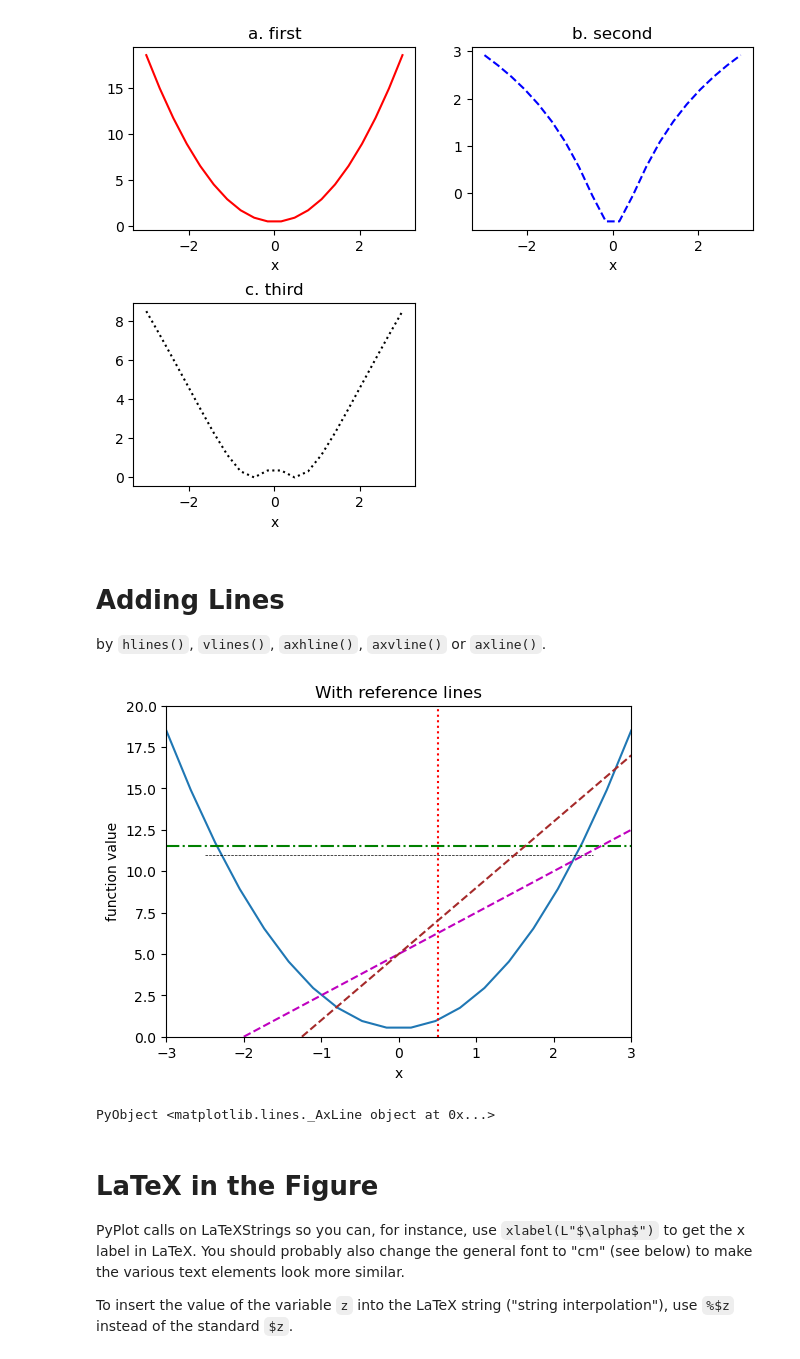
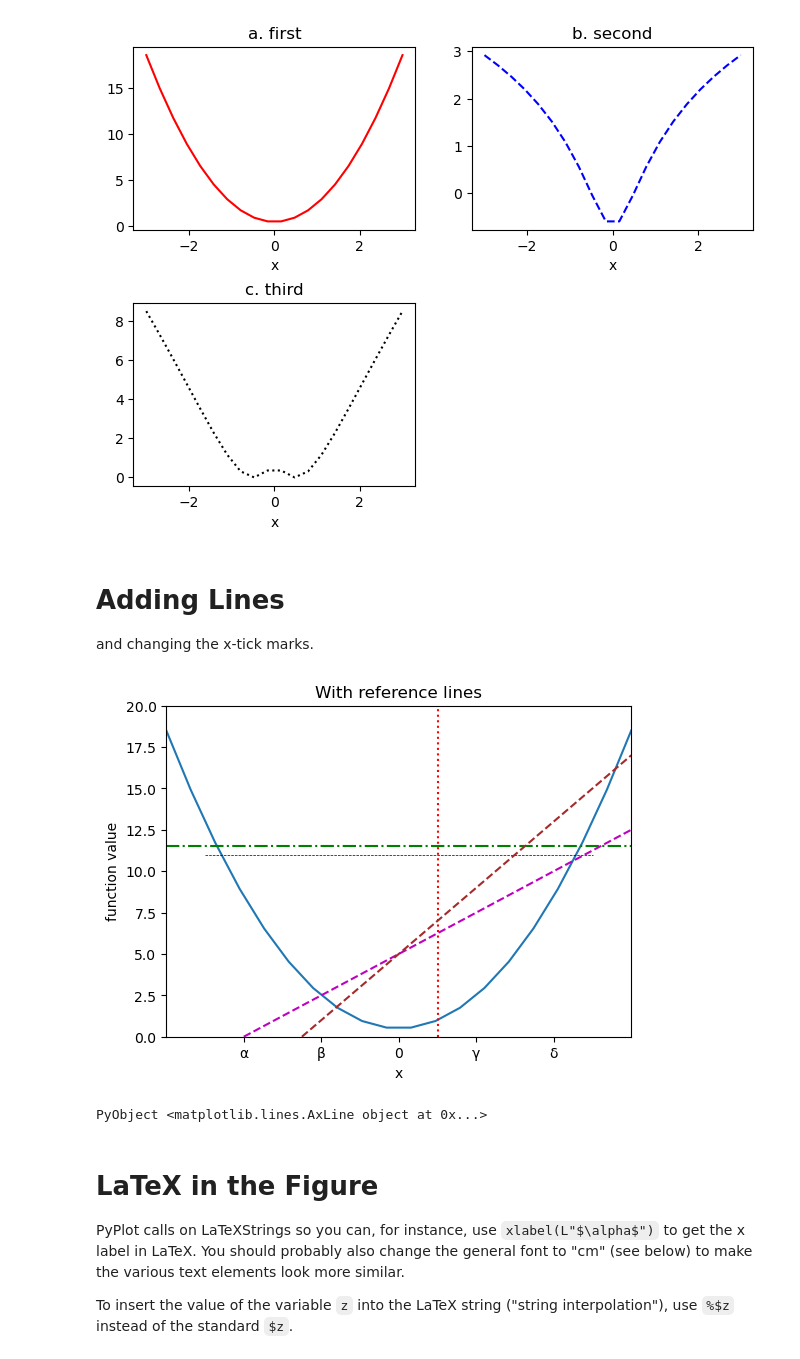
Before and after one commit to PaulSoderlind/JuliaTutorial, a Jupyter notebook: Tutorial_31_PyPlot.ipynb, the cells around one changed output. Drawn from its saved outputs; the diff is of its cells as text; code cells hidden in the pictures.

```diff
--- a/Tutorial_31_PyPlot.ipynb
+++ b/Tutorial_31_PyPlot.ipynb
@@ -86,27 +87,28 @@ subplots_adjust(hspace = 0.4)                 #to give more vertical space betwe
 #display(gcf())
 # %% [output]
 [figure]
-# %% [markdown]
-# Adding Lines
-
-by `hlines()`, `vlines()`, `axhline()`, `axvline()` or `axline()`.
+# %% [markdown]
+# Adding Lines
+
+and changing the x-tick marks.
 # %%
 figure(figsize=(6,4.3))
   plot(x,y)
   xlim(-3,3)
   ylim(0,20)
   title("With reference lines")
   xlabel("x")
   ylabel("function value")
+  xticks(-2:2,["α","β","0","γ","δ"])
   hlines(11,-2.5,2.5,linestyle="--",linewidth=0.5,color="black")   #stretches over x=[-2.5;2.5]
   axhline(11.5,linestyle="-.",color="g")             #stretches over all x
   vlines(0.5,0,20,linestyle=":",color="r")
   axline((0,5),(2,10),linestyle="--",color="m")
   axline((0,5),slope=4,linestyle="--",color="brown")
 #display(gcf())
 # %% [output]
-[figure, old version]
+[figure, new version]
-PyObject <matplotlib.lines._AxLine object at 0x...>
+PyObject <matplotlib.lines.AxLine object at 0x...>
 # %% [markdown]
 # LaTeX in the Figure
 
```
Also changed, not shown: parts of 14 cells of this notebook, 1 other file.
